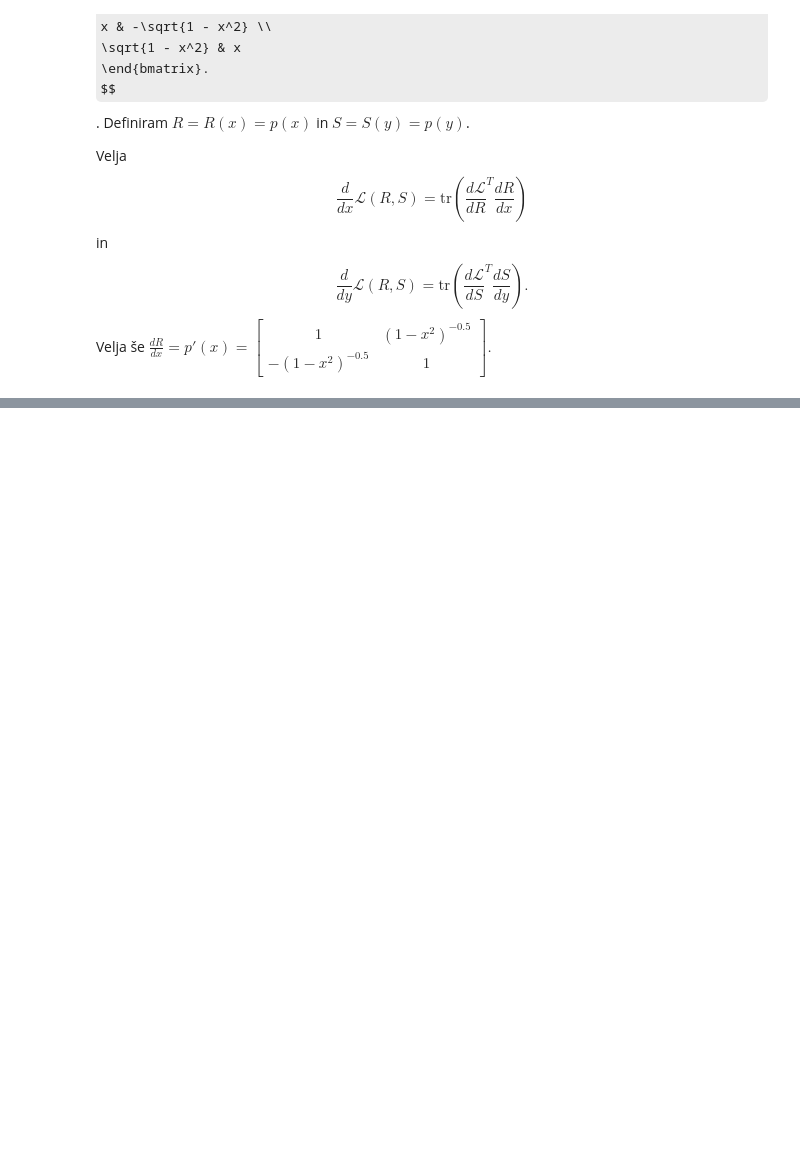
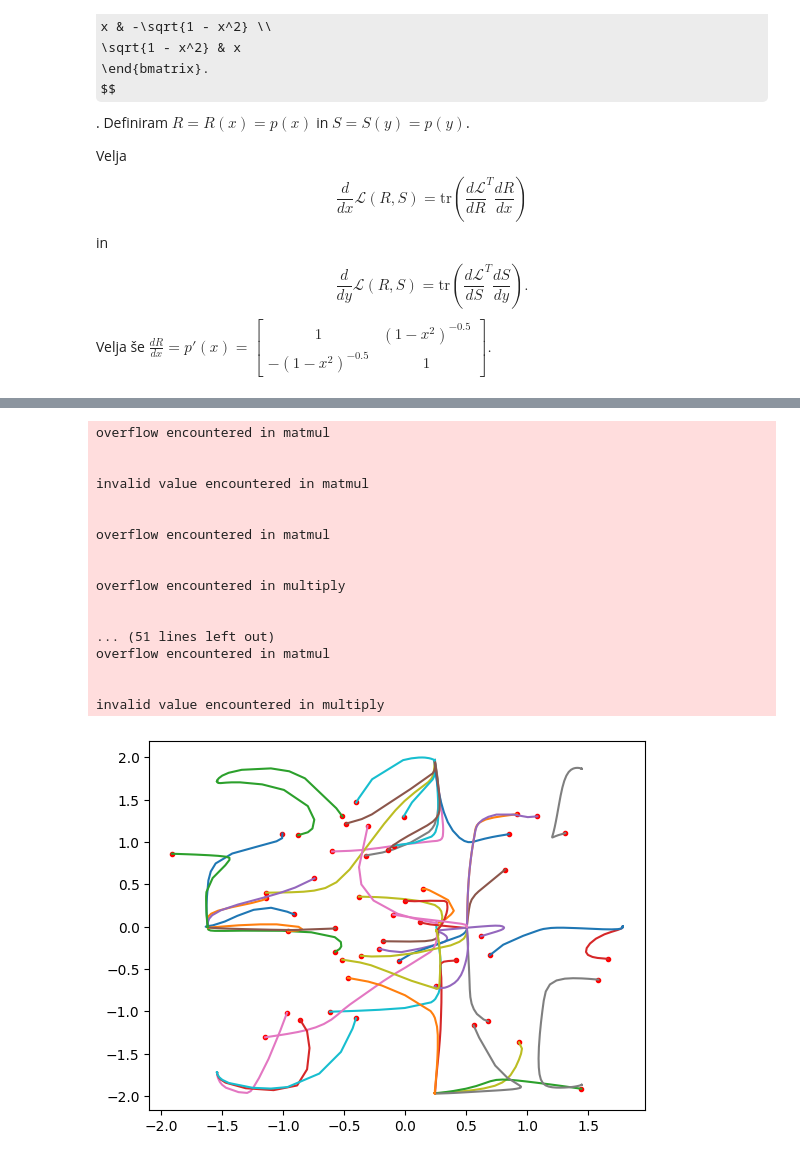
Before and after one commit to urhprimozic/gofi, a Jupyter notebook: src/ode/dihedral_groups.ipynb, the cells around one changed output, grey strips where cells are left out. Drawn from its saved outputs; the diff is of its cells as text; code cells hidden in the pictures; some formulas as TeX source; blank space fills up the shorter version.

```diff
--- a/src/ode/dihedral_groups.ipynb
+++ b/src/ode/dihedral_groups.ipynb
@@ -504,0 +727,38 @@ plt.show()
+# %%
+sample_size = 50
+for i in range(sample_size):
+
+
+    P0 = 2 * np.random.rand((8)) - 1
+
+
+    solution = solve_ivp(neg_grad, (0, 5), P0,     events=get_convergence_event(0.001))#, method='Radau')
+
+    charR, charS = get_characters(solution.y)
+    plt.plot(charR[0], charS[0], 'ro', markersize=3)
+
+    plt.plot(charR, charS)
+
+    # get R, S
+    R, S = get_matrices(solution.y, -1)
+    #print(f"Loss of  {i}-th sample: ", "Irr: ",Lirr(R, S, n), "Rel: ", Lrel(R,S,n), "Unitary: ", Lunitary(R,S) ,"Ort: ", ort(R,S))
+plt.show()
+# %% [output]
+overflow encountered in matmul
+
+
+invalid value encountered in matmul
+
+
+overflow encountered in matmul
+
+
+overflow encountered in multiply
+
+
+... (51 lines left out)
+overflow encountered in matmul
+
+
+invalid value encountered in multiply
+[figure, added]
```
Also changed, not shown: parts of 23 cells of this notebook, 15 other files.
